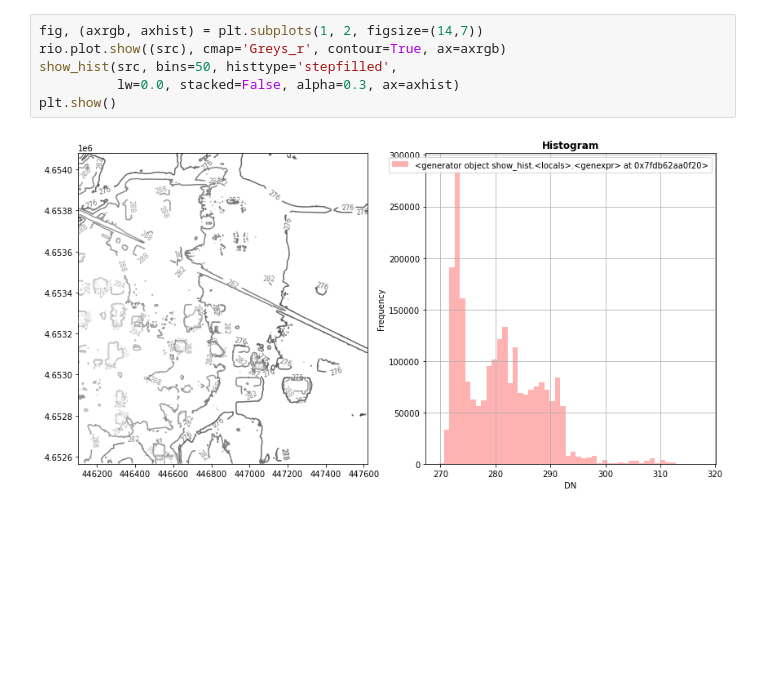
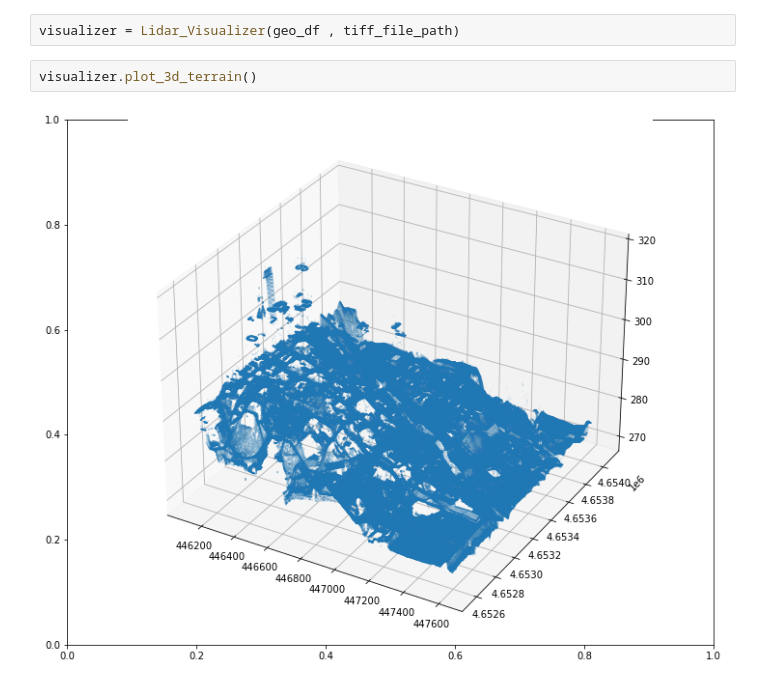
Before and after one commit to tesfayealex/Pylidar, a Jupyter notebook: docs/example.ipynb, the cells around one changed output. Cells and saved outputs as stored; diff of their text form; blank space fills up the shorter version.

Commit message:
data visualization notebook done

```diff
--- a/docs/example.ipynb
+++ b/docs/example.ipynb
@@ -76,8 +26,6 @@ show_hist(
-# %%
-fig, (axrgb, axhist) = plt.subplots(1, 2, figsize=(14,7))
-rio.plot.show((src), cmap='Greys_r', contour=True, ax=axrgb)
-show_hist(src, bins=50, histtype='stepfilled',
-          lw=0.0, stacked=False, alpha=0.3, ax=axhist)
-plt.show()
-# %% [output]
-[figure, removed]
+# %%
+visualizer = Lidar_Visualizer(geo_df , tiff_file_path)
+# %%
+visualizer.plot_3d_terrain()
+# %% [output]
+[figure, added]
```
Also changed, not shown: parts of 18 cells of this notebook, 1 other file.
